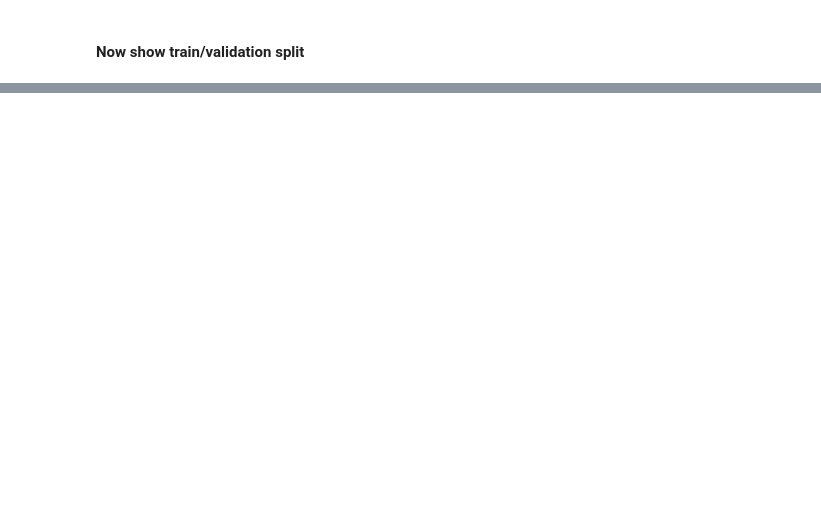
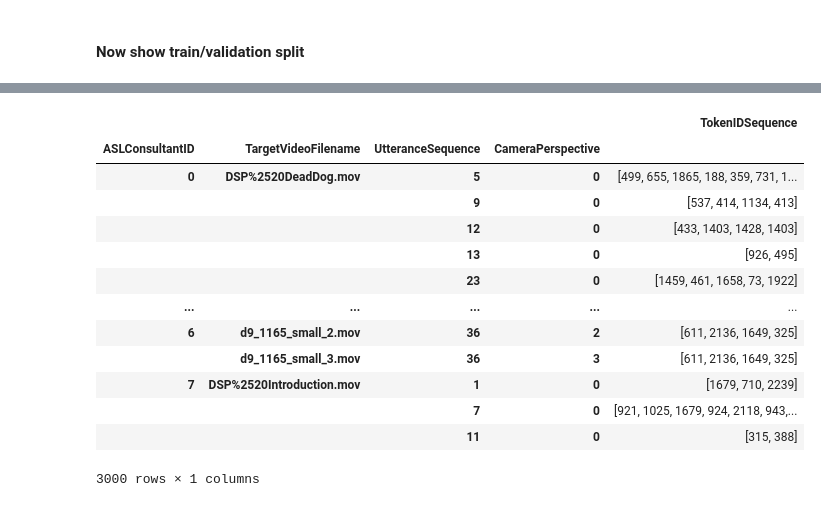
Before and after one commit to sacontreras/fids-capstone-asl-translation, a Jupyter notebook: nb2.ipynb, the cells around one changed output, grey strips where cells are left out. Saved outputs shown, nothing was run; the diff lists cells and outputs as text; code cells hidden in the pictures; blank space fills up the shorter version.

Commit message:
added implementation for complete-utterance representations by validation set tokens

```diff
--- a/nb2.ipynb
+++ b/nb2.ipynb
@@ -782,0 +877,2 @@ df_train_dctvustsfs__all
+# %%
+df_complete_utterances__with__val_tcp__gt__1 = ib.collect(complete_utterances__with__val_tcp__gt__1)
@@ -782,0 +881,20 @@ df_train_dctvustsfs__all
+# %%
+df_complete_utterances__with__val_tcp__gt__1.columns = ['ASLConsultantID', 'TargetVideoFilename', 'UtteranceSequence', 'CameraPerspective', 'TokenIDSequence']
+df_complete_utterances__with__val_tcp__gt__1.set_index(['ASLConsultantID', 'TargetVideoFilename', 'UtteranceSequence', 'CameraPerspective'], inplace=True)
+df_complete_utterances__with__val_tcp__gt__1.sort_index(inplace=True)
+df_complete_utterances__with__val_tcp__gt__1
+# %% [output]
+|  |  |  |  | TokenIDSequence |
+| ASLConsultantID | TargetVideoFilename | UtteranceSequence | CameraPerspective |  |
+| 0 | DSP%2520DeadDog.mov | 5 | 0 | [499, 655, 1865, 188, 359, 731, 1... |
+|  |  | 9 | 0 | [537, 414, 1134, 413] |
+|  |  | 12 | 0 | [433, 1403, 1428, 1403] |
+|  |  | 13 | 0 | [926, 495] |
+|  |  | 23 | 0 | [1459, 461, 1658, 73, 1922] |
+| ... | ... | ... | ... | ... |
+| 6 | d9_1165_small_2.mov | 36 | 2 | [611, 2136, 1649, 325] |
+|  | d9_1165_small_3.mov | 36 | 3 | [611, 2136, 1649, 325] |
+| 7 | DSP%2520Introduction.mov | 1 | 0 | [1679, 710, 2239] |
+|  |  | 7 | 0 | [921, 1025, 1679, 924, 2118, 943,... |
+|  |  | 11 | 0 | [315, 388] |
+3000 rows × 1 columns
```
Also changed, not shown: parts of 14 cells of this notebook.
